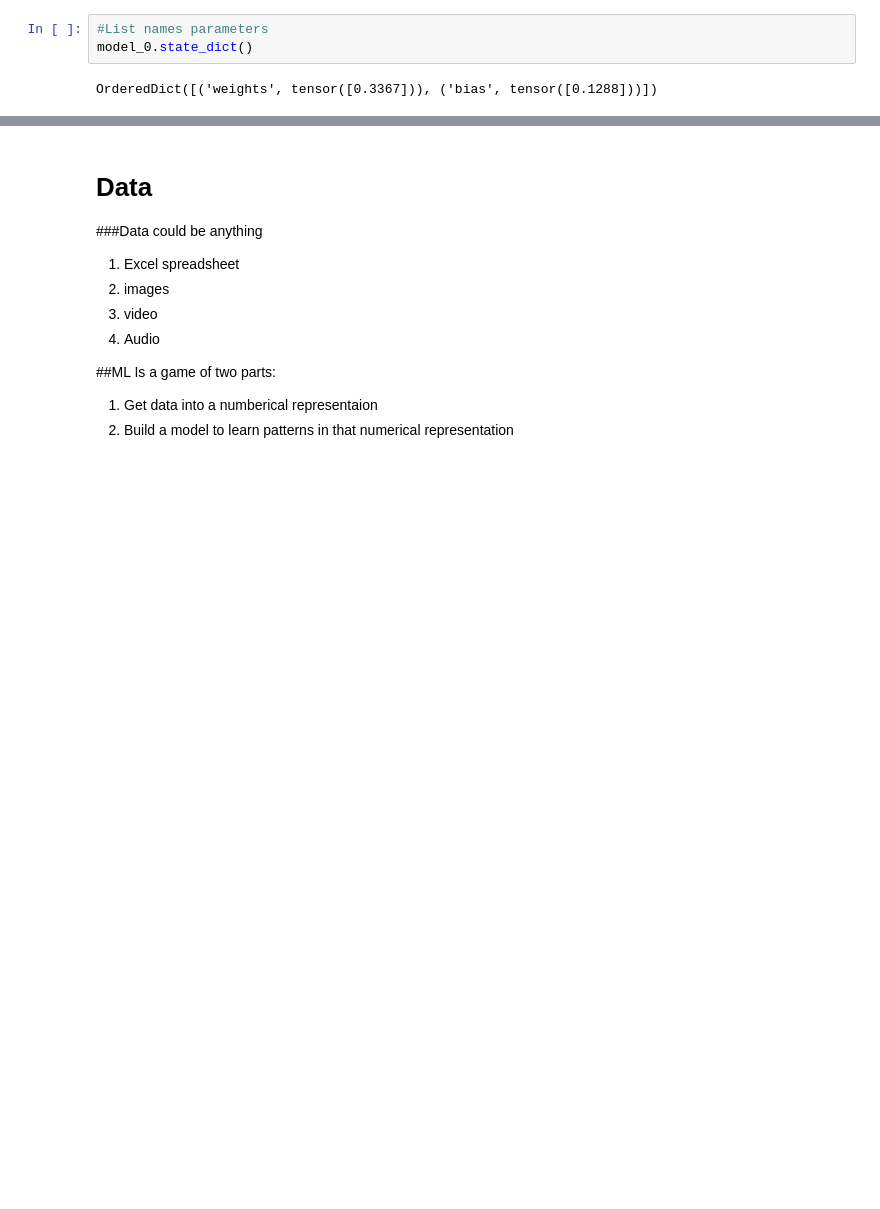
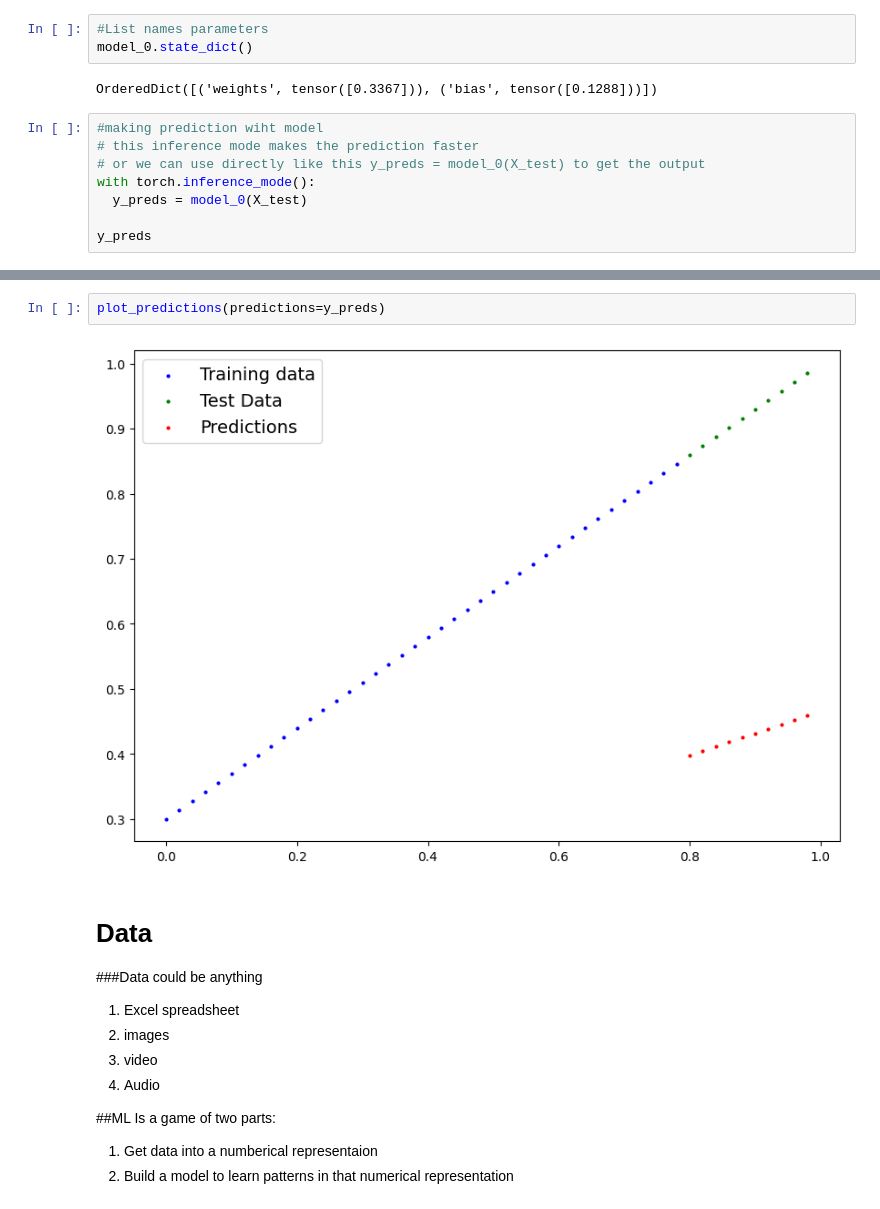
Before and after one commit to XyonX/pytorch-demo, a Jupyter notebook: pytorch_learning.ipynb, the cells around one changed output, grey strips where cells are left out. Cells and saved outputs as stored; diff of their text form; blank space fills up the shorter version.

Commit message:
Added code to predict on input

```diff
--- a/pytorch_learning.ipynb
+++ b/pytorch_learning.ipynb
@@ -126,3 +130,11 @@ list(model_0.parameters())
 model_0.state_dict()
 # %% [output]
 OrderedDict([('weights', tensor([0.3367])), ('bias', tensor([0.1288]))])
+# %%
+#making prediction wiht model
+# this inference mode makes the prediction faster
+# or we can use directly like this y_preds = model_0(X_test) to get the output
+with torch.inference_mode():
+  y_preds = model_0(X_test)
+
+y_preds
@@ -129,3 +152,7 @@ OrderedDict([('weights', tensor([0.3367])), ('bias', tensor([0.1288]))])
+# %%
+plot_predictions(predictions=y_preds)
+# %% [output]
+[figure, added]
 # %% [markdown]
 # Data
 ###Data could be anything
```
Also changed, not shown: parts of 3 cells of this notebook.
